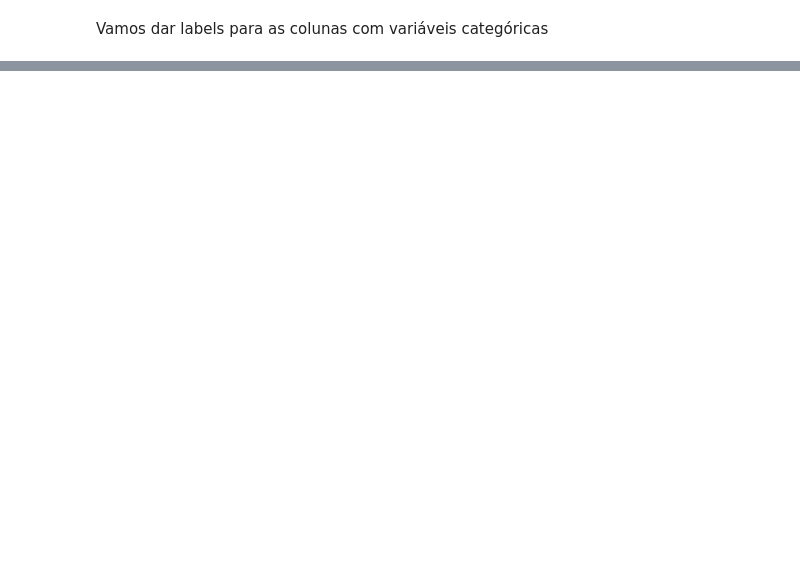
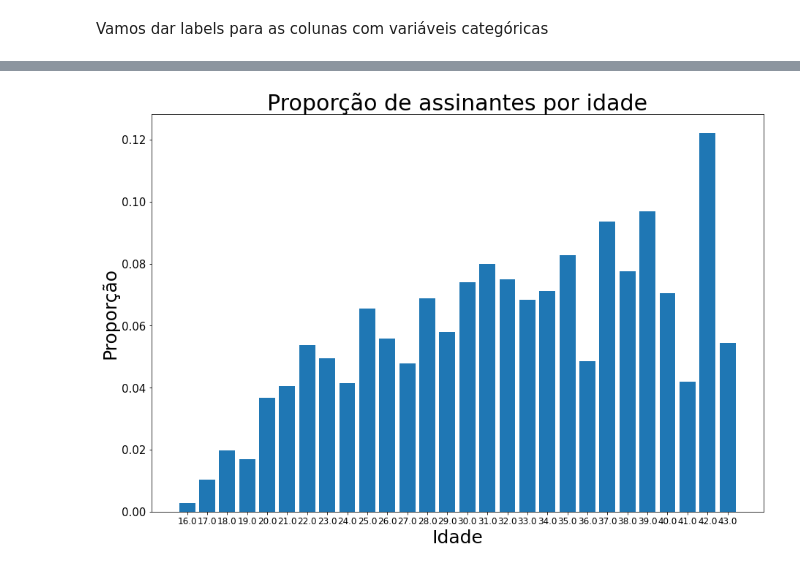
Before and after one commit to luizgmonteiro/proc-globo, a Jupyter notebook: análise.ipynb, the cells around one changed output, grey strips where cells are left out. Drawn from its saved outputs; the diff is of its cells as text; code cells hidden in the pictures; blank space fills up the shorter version.

```diff
--- a/análise.ipynb
+++ b/análise.ipynb
@@ -167,0 +85,25 @@ plt.show()
+# %%
+#relação entre idade e assinantes considerando a proporção de cada idade
+assinantes = df_raw[df_raw['cartola_status']=='Cartola Pro'].idade.value_counts(sort = True).sort_index().to_dict()
+df_prop_idade = df_raw[df_raw['cartola_status'].isna()==False]
+df_prop_idade = df_prop_idade[df_prop_idade['cartola_status']!='Não Cartola']
+total = df_prop_idade.idade.value_counts(sort = True).sort_index().to_dict()
+
+prop_idade_assinantes = dict()
+for key in assinantes.keys():
+    if total[key]>100:
+        prop_idade_assinantes[key] = assinantes[key]/total[key]
+
+
+fig, ax = plt.subplots(figsize=(15, 10))
+plt.title('Proporção de assinantes por idade', fontsize = 30)
+plt.xticks(fontsize = 12)
+plt.yticks(fontsize = 15)
+plt.ylabel('Proporção', fontsize = 25)
+plt.xlabel('Idade', fontsize = 25)
+plt.bar(range(len(prop_idade_assinantes)), list(prop_idade_assinantes.values()), align='center')
+plt.xticks(range(len(prop_idade_assinantes)), list(prop_idade_assinantes.keys()))
+
+plt.show()
+# %% [output]
+[figure, added]
```
Also changed, not shown: parts of 45 cells of this notebook.
